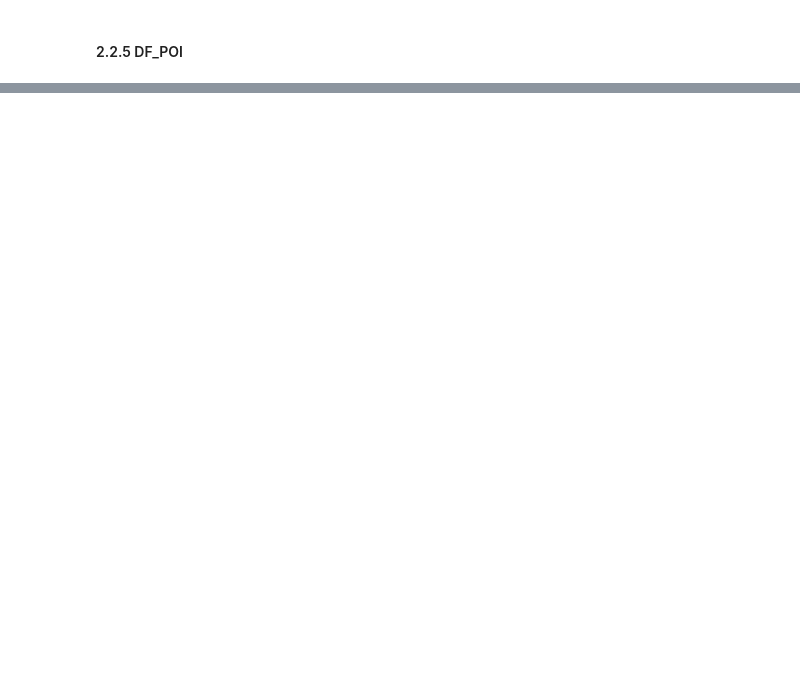
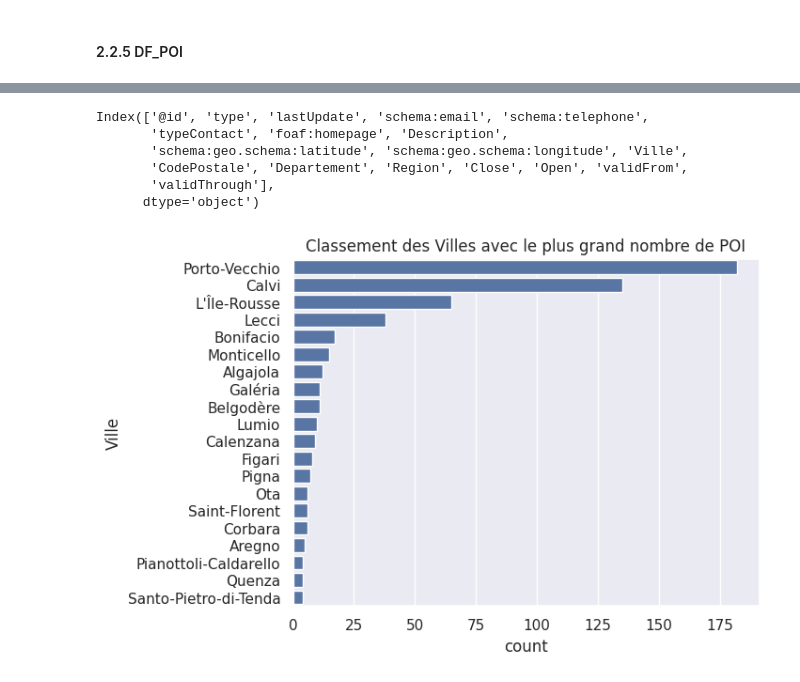
Before and after one commit to ThomasFavrel/ItineraireDeVoyage, a Jupyter notebook: Notebboks/Exploration.ipynb, the cells around one changed output, grey strips where cells are left out. Cells and saved outputs as stored; diff of their text form; code cells hidden in the pictures; blank space fills up the shorter version.

```diff
--- a/Notebboks/Exploration.ipynb
+++ b/Notebboks/Exploration.ipynb
@@ -755,0 +890,20 @@ df_theme
+# %%
+df_POI.columns
+# %% [output]
+Index(['@id', 'type', 'lastUpdate', 'schema:email', 'schema:telephone',
+       'typeContact', 'foaf:homepage', 'Description',
+       'schema:geo.schema:latitude', 'schema:geo.schema:longitude', 'Ville',
+       'CodePostale', 'Departement', 'Region', 'Close', 'Open', 'validFrom',
+       'validThrough'],
+      dtype='object')
+# %%
+df_ML = df_POI[['@id', 'type','Ville', 'CodePostale', 'Departement', 'Region', 'schema:geo.schema:latitude', 'schema:geo.schema:longitude']].set_index('@id')
+# %%
+df_ML.rename(columns={'schema:geo.schema:latitude':'latitude', 'schema:geo.schema:longitude':'longitude'}, inplace=True)
+# %%
+df_ML[['latitude', 'longitude']] = df_ML[['latitude', 'longitude']].astype(float)
+# %%
+sns.set()
+sns.countplot(y="Ville", color = "b", data = df_ML, order=df_ML.Ville.value_counts().iloc[:20].index).set_title('Classement des Villes avec le plus grand nombre de POI');
+# %% [output]
+[figure, added]
```
Also changed, not shown: parts of 25 cells of this notebook, 3 other files.
